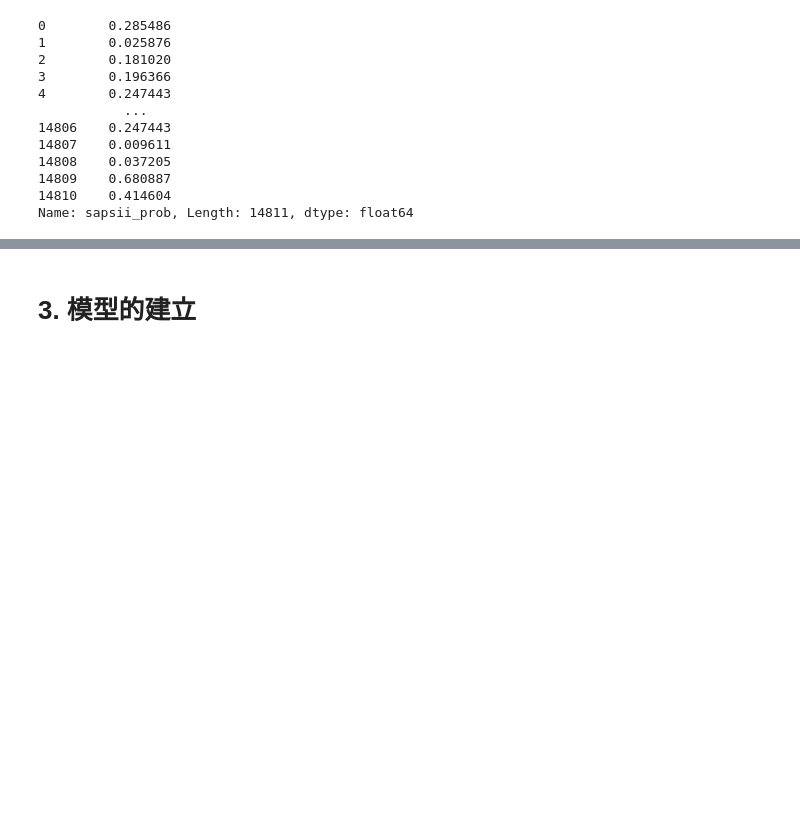
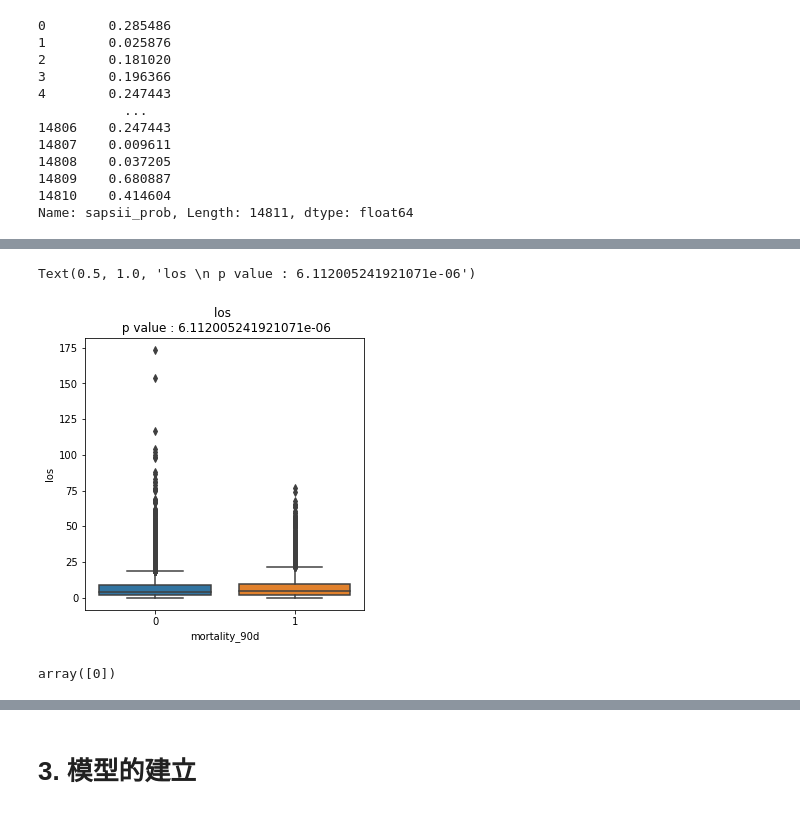
Before and after one commit to holiday01/mimic-iii-ntuh-tutorial, a Jupyter notebook: 預測模型.ipynb, the cells around one changed output, grey strips where cells are left out. Cells and saved outputs as stored; diff of their text form; code cells hidden in the pictures; blank space fills up the shorter version.

```diff
--- a/預測模型.ipynb
+++ b/預測模型.ipynb
@@ -108,2 +172,13 @@ p
+# %%
+plt.figure(figsize=(5,5))
+sns.boxplot(data=All_num,x="mortality_90d",y="los").set_title("los \n p value : 6.112005241921071e-06")
+# %% [output]
+Text(0.5, 1.0, 'los \n p value : 6.112005241921071e-06')
+[figure, added]
+# %%
+All_num['age_score']
+All_num['age_score'].unique()
+# %% [output]
+array([0])
 # %%
 ## 相似性分析
```
Also changed, not shown: parts of 69 cells of this notebook, 3 other files.
